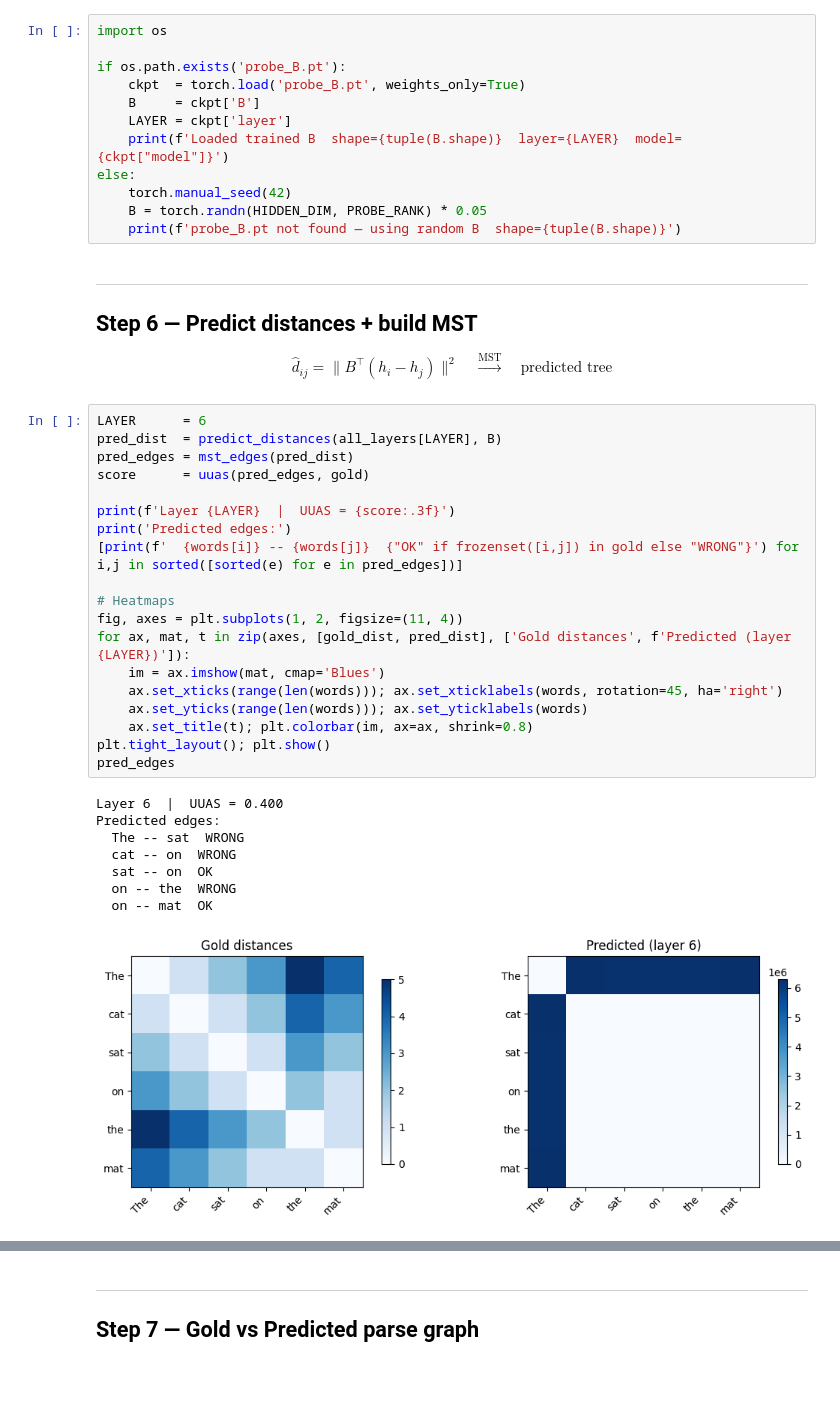
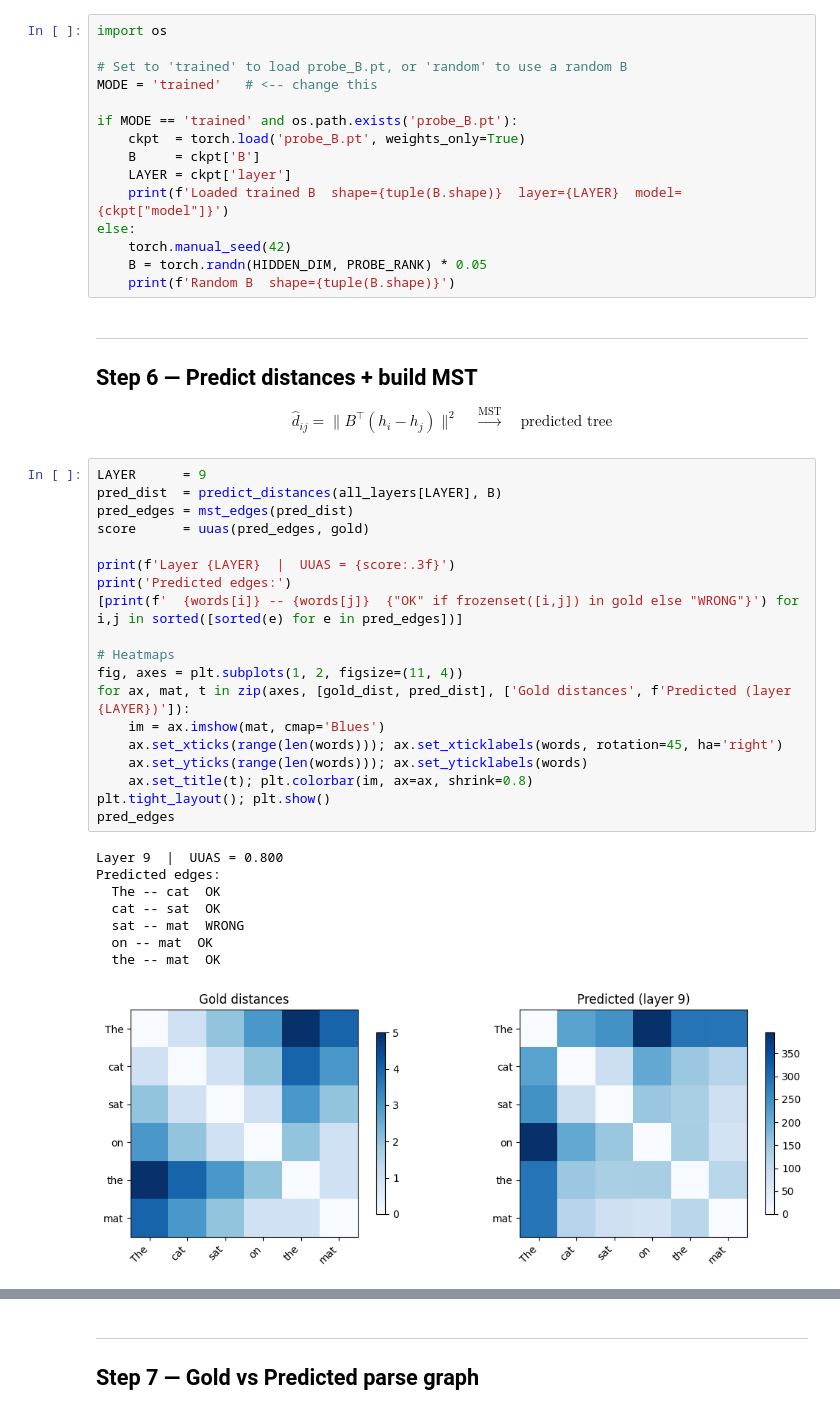
Before and after one commit to WeerayutBu/structural-probe, a Jupyter notebook: demo_uuas.ipynb, the cells around one changed output, grey strips where cells are left out. Drawn from its saved outputs; the diff is of its cells as text; blank space fills up the shorter version.

Commit message:
Add MODE switch to choose random vs trained B in demo

```diff
--- a/demo_uuas.ipynb
+++ b/demo_uuas.ipynb
@@ -155,7 +156,10 @@ A random B is shown for comparison — it performs at chance level.
 # %%
 import os
 
-if os.path.exists('probe_B.pt'):
+# Set to 'trained' to load probe_B.pt, or 'random' to use a random B
+MODE = 'trained'   # <-- change this
+
+if MODE == 'trained' and os.path.exists('probe_B.pt'):
     ckpt  = torch.load('probe_B.pt', weights_only=True)
     B     = ckpt['B']
     LAYER = ckpt['layer']
@@ -163,37 +167,37 @@ if os.path.exists('probe_B.pt'):
 else:
     torch.manual_seed(42)
     B = torch.randn(HIDDEN_DIM, PROBE_RANK) * 0.05
-    print(f'probe_B.pt not found — using random B  shape={tuple(B.shape)}')
+    print(f'Random B  shape={tuple(B.shape)}')
 # %% [markdown]
 ---
 ## Step 6 — Predict distances + build MST
 
 $$\hat{d}_{ij} = \|B^\top(h_i - h_j)\|^2 \quad \xrightarrow{\text{MST}} \quad \text{predicted tree}$$
 # %%
-LAYER      = 6
+LAYER      = 9
 pred_dist  = predict_distances(all_layers[LAYER], B)
 pred_edges = mst_edges(pred_dist)
 score      = uuas(pred_edges, gold)
 
 print(f'Layer {LAYER}  |  UUAS = {score:.3f}')
 print('Predicted edges:')
 [print(f'  {words[i]} -- {words[j]}  {"OK" if frozenset([i,j]) in gold else "WRONG"}') for i,j in sorted([sorted(e) for e in pred_edges])]
 
 # Heatmaps
 fig, axes = plt.subplots(1, 2, figsize=(11, 4))
 for ax, mat, t in zip(axes, [gold_dist, pred_dist], ['Gold distances', f'Predicted (layer {LAYER})']):
     im = ax.imshow(mat, cmap='Blues')
     ax.set_xticks(range(len(words))); ax.set_xticklabels(words, rotation=45, ha='right')
     ax.set_yticks(range(len(words))); ax.set_yticklabels(words)
     ax.set_title(t); plt.colorbar(im, ax=ax, shrink=0.8)
 plt.tight_layout(); plt.show()
 pred_edges
 # %% [output]
-Layer 6  |  UUAS = 0.400
+Layer 9  |  UUAS = 0.800
 Predicted edges:
-  The -- sat  WRONG
-  cat -- on  WRONG
-  sat -- on  OK
-  on -- the  WRONG
+  The -- cat  OK
+  cat -- sat  OK
+  sat -- mat  WRONG
   on -- mat  OK
+  the -- mat  OK
-[figure, old version]
+[figure, new version]
```
Also changed, not shown: parts of 4 cells of this notebook.
